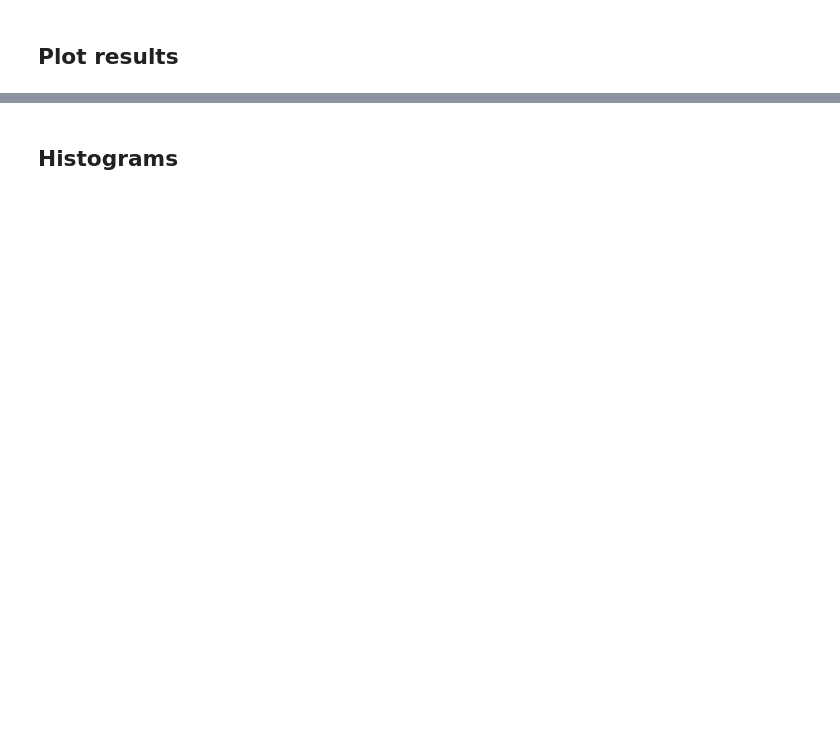
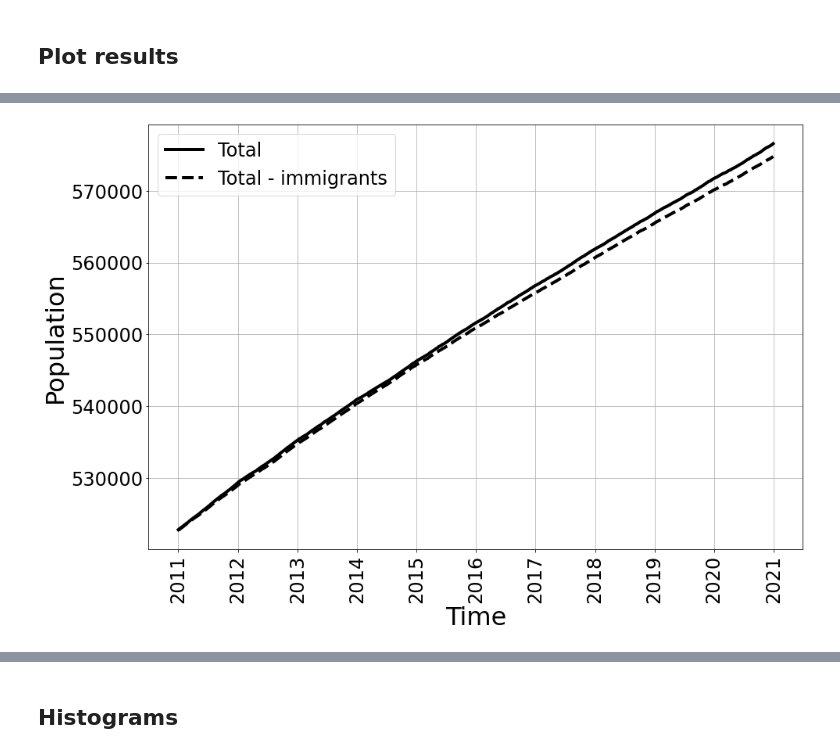
Before and after one commit to ihmeuw/vivarium_public_health, a Jupyter notebook: notebooks/pipeline_005_fertility_mortality_emigration_immigration.ipynb, the cells around one changed output, grey strips where cells are left out. Saved outputs shown, nothing was run; the diff lists cells and outputs as text; code cells hidden in the pictures; blank space fills up the shorter version.

Commit message:
Notebook, all components New visualizations for immigration, emigration, newborns and etc

```diff
--- a/notebooks/pipeline_005_fertility_mortality_emigration_immigration.ipynb
+++ b/notebooks/pipeline_005_fertility_mortality_emigration_immigration.ipynb
@@ -217,7 +273,7 @@ simulation._data.write("cause.all_causes.cause_specific_total_immigrants_per_yea
 sim_start = time.time()
 
 simulation.setup()
-num_days = 365*5 + 10
+num_days = 365*10 + 10
 simulation.run_for(duration=pd.Timedelta(days=num_days))
 
 
@@ -242,7 +373,7 @@ pop[pop["cause_of_death"] == "all_causes"].head()
 # %%
 #min_time = pop["entrance_time"].min().strftime("%Y-%m-%d")
 min_time = "2011-01-01"
-max_time = datetime.datetime.strptime("2012-01-01", "%Y-%m-%d")
+max_time = datetime.datetime.strptime("2021-01-01", "%Y-%m-%d")
 
 print("min_time:", min_time)
 print("max_time:", max_time)
@@ -288,3 +450,37 @@ while curr_time <= max_time:
 # %%
 from pandas.plotting import register_matplotlib_converters
 register_matplotlib_converters()
+# %%
+curr_pop_axis = np.array(curr_pop_axis)
+left_pop_axis = np.array(left_pop_axis)
+dead_pop_axis = np.array(dead_pop_axis)
+immg_pop_axis = np.array(immg_pop_axis)
+dead_immg_pop_axis = np.array(dead_immg_pop_axis)
+emig_pop_axis = np.array(emig_pop_axis)
+new_babies_axis = np.array(new_babies_axis)
+avg_age_axis = np.array(avg_age_axis)
+std_age_axis = np.array(std_age_axis)
+# %%
+plt.figure(figsize=(15, 10))
+
+plt.plot(time_axis, curr_pop_axis - left_pop_axis,
+         c='k', lw=4,
+         #marker="o",
+         label="Total"
+        )
+
+plt.plot(time_axis, curr_pop_axis - dead_pop_axis - immg_pop_axis,
+         c='k', lw=4, ls='--',
+         #marker="o",
+         label="Total - immigrants"
+        )
+
+plt.xlabel("Time", size=32)
+plt.ylabel("Population", size=32)
+plt.xticks(size=24, rotation=90)
+plt.yticks(size=24)
+plt.grid()
+plt.legend(fontsize=24)
+plt.show()
+# %% [output]
+[figure, added]
```
Also changed, not shown: parts of 35 cells of this notebook.
